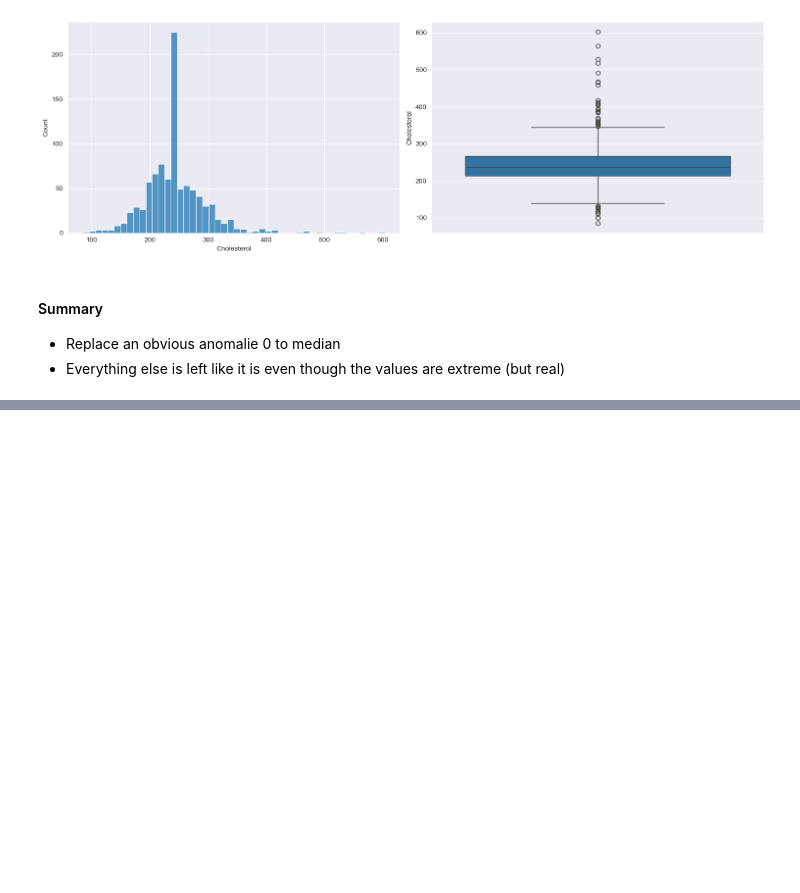
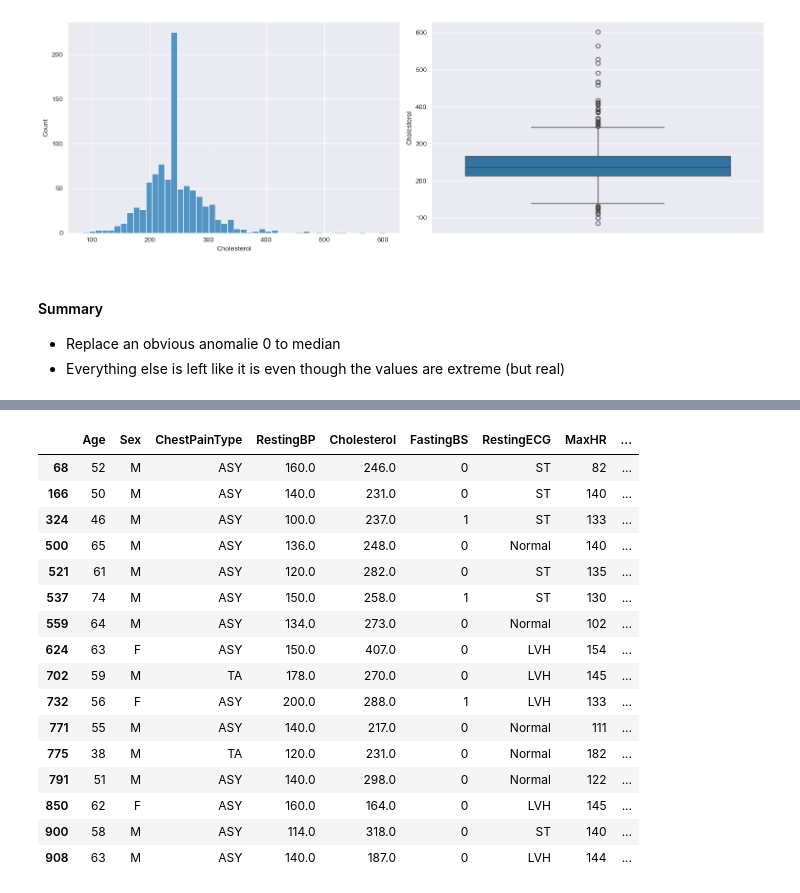
Before and after one commit to Sanjouk/IA01-Project, a Jupyter notebook: src/project.ipynb, the cells around one changed output, grey strips where cells are left out. Drawn from its saved outputs; the diff is of its cells as text; code cells hidden in the pictures; blank space fills up the shorter version.

```diff
--- a/src/project.ipynb
+++ b/src/project.ipynb
@@ -170,0 +181,25 @@ plt.show()
+# %%
+Q1 = heart_data['Oldpeak'].quantile(0.25)
+Q3 = heart_data['Oldpeak'].quantile(0.75)
+IQR = Q3 - Q1
+lower = Q1 - 1.5 * IQR
+upper = Q3 + 1.5 * IQR
+heart_data[ (heart_data['Oldpeak'] < lower) | (heart_data['Oldpeak'] > upper) ]
+# %% [output]
+|  | Age | Sex | ChestPainType | RestingBP | Cholesterol | FastingBS | RestingECG | MaxHR | ... |
+| 68 | 52 | M | ASY | 160.0 | 246.0 | 0 | ST | 82 | ... |
+| 166 | 50 | M | ASY | 140.0 | 231.0 | 0 | ST | 140 | ... |
+| 324 | 46 | M | ASY | 100.0 | 237.0 | 1 | ST | 133 | ... |
+| 500 | 65 | M | ASY | 136.0 | 248.0 | 0 | Normal | 140 | ... |
+| 521 | 61 | M | ASY | 120.0 | 282.0 | 0 | ST | 135 | ... |
+| 537 | 74 | M | ASY | 150.0 | 258.0 | 1 | ST | 130 | ... |
+| 559 | 64 | M | ASY | 134.0 | 273.0 | 0 | Normal | 102 | ... |
+| 624 | 63 | F | ASY | 150.0 | 407.0 | 0 | LVH | 154 | ... |
+| 702 | 59 | M | TA | 178.0 | 270.0 | 0 | LVH | 145 | ... |
+| 732 | 56 | F | ASY | 200.0 | 288.0 | 1 | LVH | 133 | ... |
+| 771 | 55 | M | ASY | 140.0 | 217.0 | 0 | Normal | 111 | ... |
+| 775 | 38 | M | TA | 120.0 | 231.0 | 0 | Normal | 182 | ... |
+| 791 | 51 | M | ASY | 140.0 | 298.0 | 0 | Normal | 122 | ... |
+| 850 | 62 | F | ASY | 160.0 | 164.0 | 0 | LVH | 145 | ... |
+| 900 | 58 | M | ASY | 114.0 | 318.0 | 0 | ST | 140 | ... |
+| 908 | 63 | M | ASY | 140.0 | 187.0 | 0 | LVH | 144 | ... |
```
Also changed, not shown: parts of 7 cells of this notebook.
